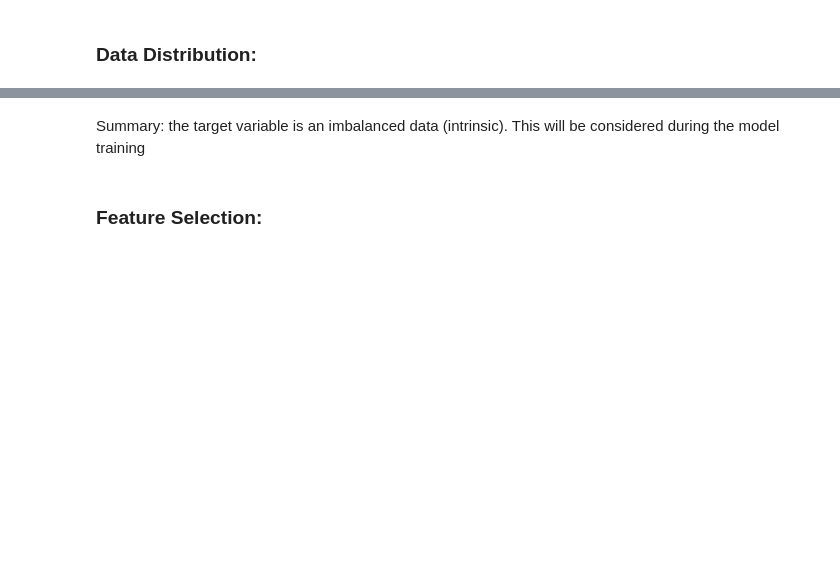
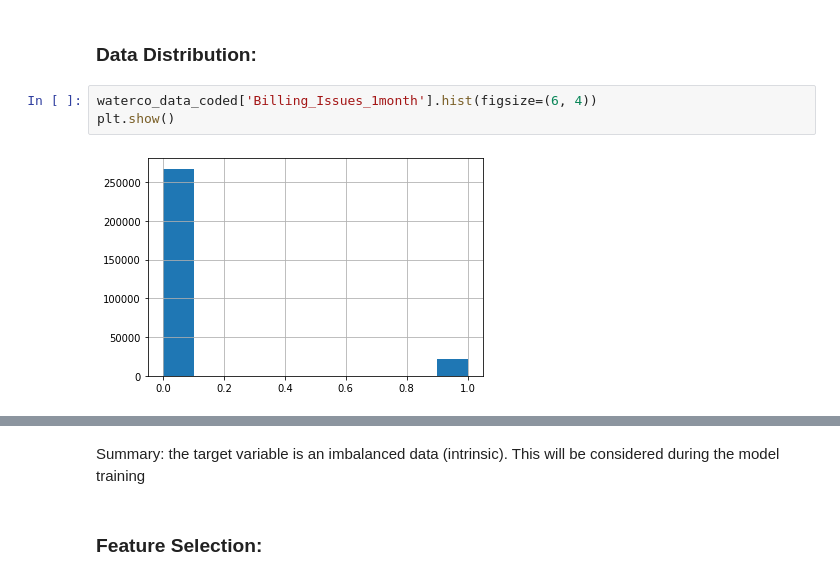
Before and after one commit to Ark-green/Waterco_invoice_analysis, a Jupyter notebook: waterco_invoice_analysis.ipynb, the cells around one changed output, grey strips where cells are left out. Drawn from its saved outputs; the diff is of its cells as text; blank space fills up the shorter version.

```diff
--- a/waterco_invoice_analysis.ipynb
+++ b/waterco_invoice_analysis.ipynb
@@ -282,3 +324,8 @@ to check the model performance and if it improved by removing the outliers.
 # %% [markdown]
 ### Data Distribution:
+# %%
+waterco_data_coded['Billing_Issues_1month'].hist(figsize=(6, 4))
+plt.show()
+# %% [output]
+[figure, added]
 # %%
```
Also changed, not shown: parts of 86 cells of this notebook.
